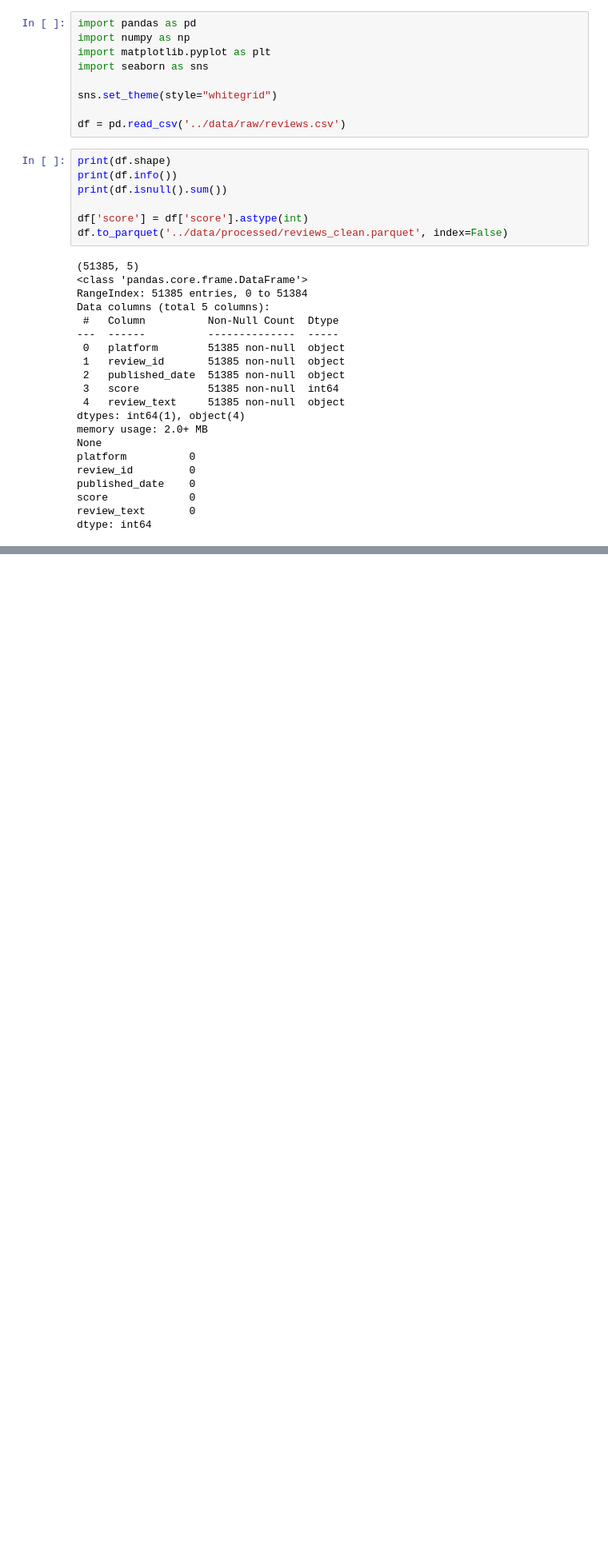
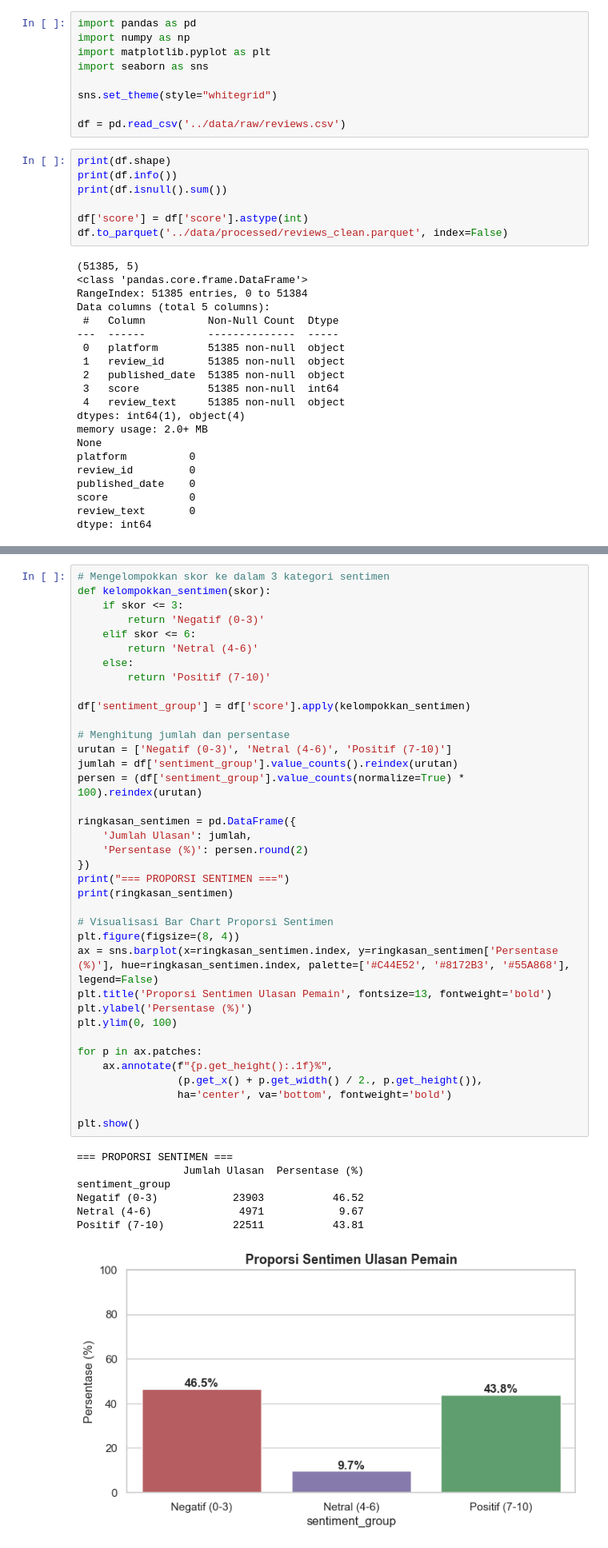
Before and after one commit to sutarozu/gta-vi-descriptive-analytics, a Jupyter notebook: notebooks/01_eda_eksplorasi.ipynb, the cells around one changed output, grey strips where cells are left out. Shown at 80% size. Cells and saved outputs as stored; diff of their text form; blank space fills up the shorter version.

```diff
--- a/notebooks/01_eda_eksplorasi.ipynb
+++ b/notebooks/01_eda_eksplorasi.ipynb
@@ -41,0 +96,45 @@ dtype: int64
+# %%
+# Mengelompokkan skor ke dalam 3 kategori sentimen
+def kelompokkan_sentimen(skor):
+    if skor <= 3:
+        return 'Negatif (0-3)'
+    elif skor <= 6:
+        return 'Netral (4-6)'
+    else:
+        return 'Positif (7-10)'
+
+df['sentiment_group'] = df['score'].apply(kelompokkan_sentimen)
+
+# Menghitung jumlah dan persentase
+urutan = ['Negatif (0-3)', 'Netral (4-6)', 'Positif (7-10)']
+jumlah = df['sentiment_group'].value_counts().reindex(urutan)
+persen = (df['sentiment_group'].value_counts(normalize=True) * 100).reindex(urutan)
+
+ringkasan_sentimen = pd.DataFrame({
+    'Jumlah Ulasan': jumlah,
+    'Persentase (%)': persen.round(2)
+})
+print("=== PROPORSI SENTIMEN ===")
+print(ringkasan_sentimen)
+
+# Visualisasi Bar Chart Proporsi Sentimen
+plt.figure(figsize=(8, 4))
+ax = sns.barplot(x=ringkasan_sentimen.index, y=ringkasan_sentimen['Persentase (%)'], hue=ringkasan_sentimen.index, palette=['#C44E52', '#8172B3', '#55A868'], legend=False)
+plt.title('Proporsi Sentimen Ulasan Pemain', fontsize=13, fontweight='bold')
+plt.ylabel('Persentase (%)')
+plt.ylim(0, 100)
+
+for p in ax.patches:
+    ax.annotate(f"{p.get_height():.1f}%",
+                (p.get_x() + p.get_width() / 2., p.get_height()),
+                ha='center', va='bottom', fontweight='bold')
+
+plt.show()
+# %% [output]
+=== PROPORSI SENTIMEN ===
+                 Jumlah Ulasan  Persentase (%)
+sentiment_group
+Negatif (0-3)            23903           46.52
+Netral (4-6)              4971            9.67
+Positif (7-10)           22511           43.81
+[figure, added]
```
Also changed, not shown: parts of 5 cells of this notebook.
